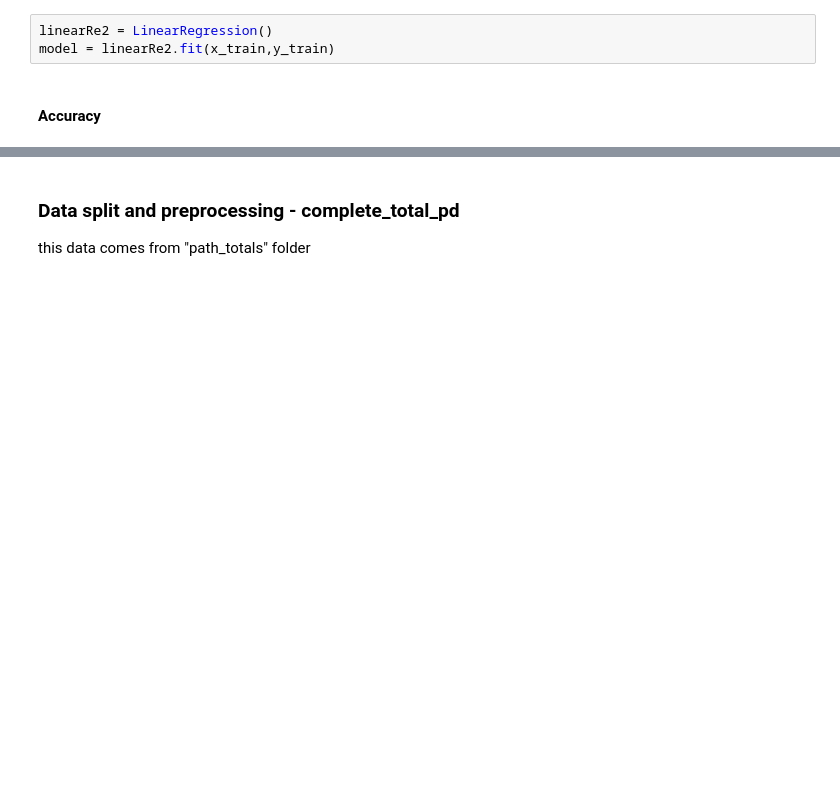
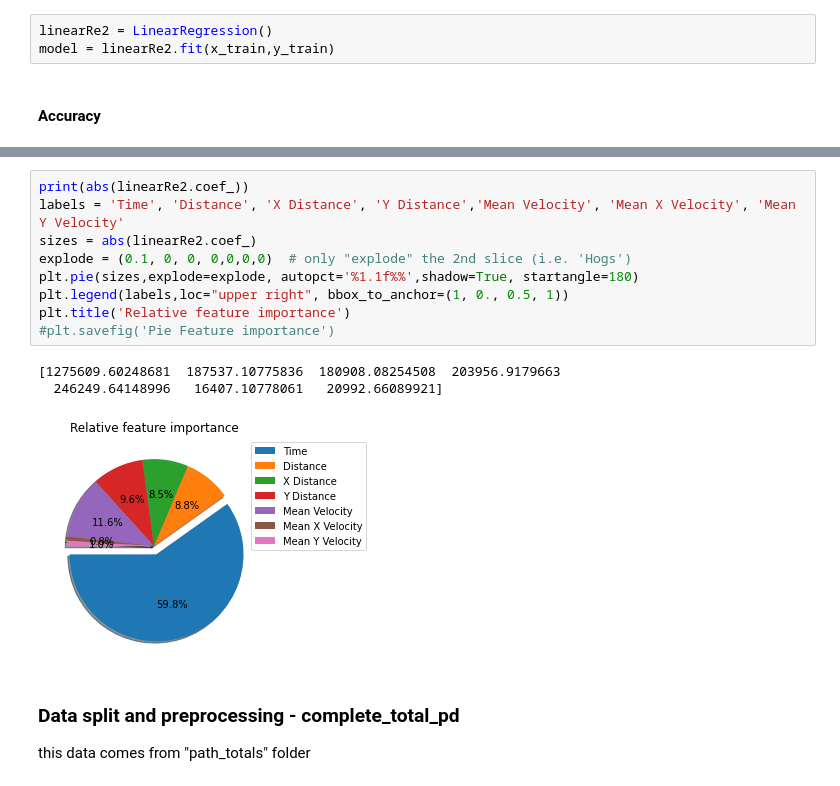
Before and after one commit to salogranada/drone_irrigation, a Jupyter notebook: src/scripts_ML/final_LinearRegression.ipynb, the cells around one changed output, grey strips where cells are left out. Saved outputs shown, nothing was run; the diff lists cells and outputs as text; blank space fills up the shorter version.

Commit message:
plots and feature importance plots

```diff
--- a/src/scripts_ML/final_LinearRegression.ipynb
+++ b/src/scripts_ML/final_LinearRegression.ipynb
@@ -138,3 +138,16 @@ Execution time = 0.0026242733001708984
+# %%
+print(abs(linearRe2.coef_))
+labels = 'Time', 'Distance', 'X Distance', 'Y Distance','Mean Velocity', 'Mean X Velocity', 'Mean Y Velocity'
+sizes = abs(linearRe2.coef_)
+explode = (0.1, 0, 0, 0,0,0,0)  # only "explode" the 2nd slice (i.e. 'Hogs')
+plt.pie(sizes,explode=explode, autopct='%1.1f%%',shadow=True, startangle=180)
+plt.legend(labels,loc="upper right", bbox_to_anchor=(1, 0., 0.5, 1))
+plt.title('Relative feature importance')
+#plt.savefig('Pie Feature importance')
+# %% [output]
+[1275609.60248681  187537.10775836  180908.08254508  203956.9179663
+  246249.64148996   16407.10778061   20992.66089921]
+[figure, added]
 # %% [markdown]
 ### Data split and preprocessing - complete_total_pd
 
```
Also changed, not shown: parts of 3 cells of this notebook, 3 other files.
